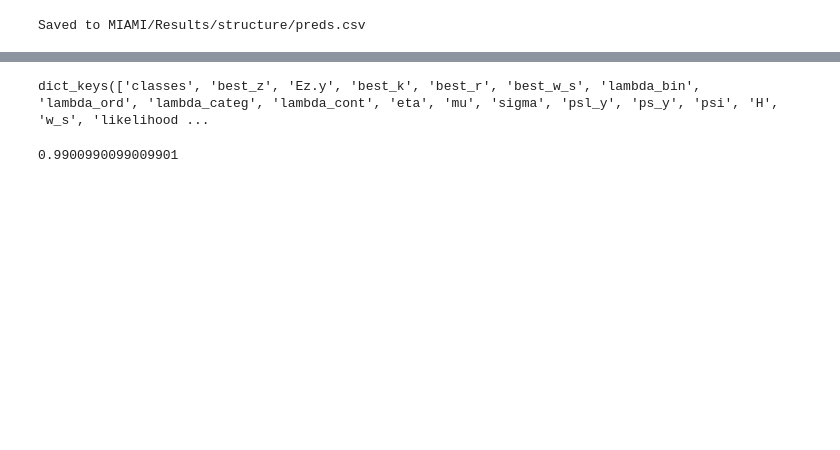
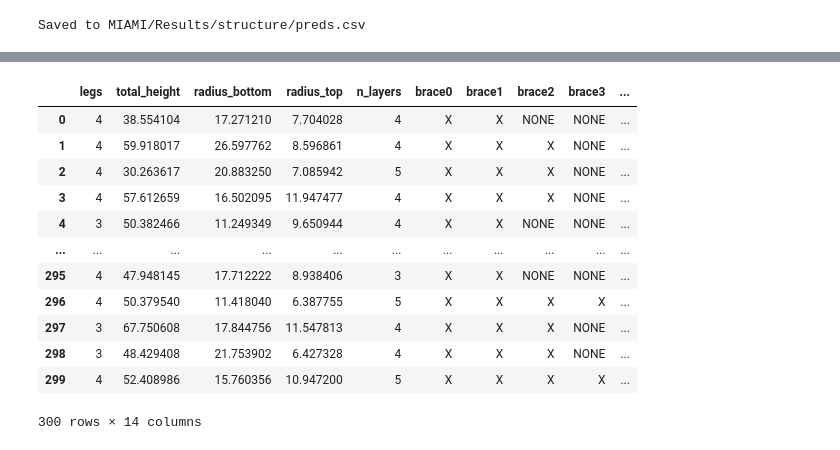
Before and after one commit to Panagiotou/M1DGMM, a Jupyter notebook: MIAMI_test_on_structures.ipynb, the cells around one changed output, grey strips where cells are left out. Drawn from its saved outputs; the diff is of its cells as text; code cells hidden in the pictures; blank space fills up the shorter version.

Commit message:
sampling post-processing

```diff
--- a/MIAMI_test_on_structures.ipynb
+++ b/MIAMI_test_on_structures.ipynb
@@ -212,8 +212,9 @@ for colname, dtype, unique in zip(train.columns, train.dtypes, train.nunique()):
         train.drop(colname, axis=1, inplace=True)
         continue
 
-    if dtype==int or dtype == "object" and unique==2:
+    if (dtype==int or dtype == "object") and unique==2:
         #bool
+
         var_distrib.append('bernoulli')
         if colname in BERNOULLI:
             var_transform_only.append('bernoulli')
@@ -226,6 +227,7 @@ for colname, dtype, unique in zip(train.columns, train.dtypes, train.nunique()):
         le_dict[colname] = deepcopy(le)
     elif dtype==int and unique > 2:
         # ordinal
+
         var_distrib.append('ordinal')
         var_transform_only.append('ordinal')
 
@@ -247,11 +249,8 @@ for colname, dtype, unique in zip(train.columns, train.dtypes, train.nunique()):
 
 
 var_distrib = np.array(var_distrib)
-# Initialize the MinMaxScaler
-scaler = MinMaxScaler()
-float_cols = train.select_dtypes(include=['float']).columns
-# Normalize the continuous features
-train.loc[:, float_cols] = scaler.fit_transform(train.loc[:, float_cols])
+
+
 
 nj, nj_bin, nj_ord, nj_categ = compute_nj(train, var_distrib)
 
@@ -262,7 +261,7 @@ p = train.shape[1]
 # Feature category (cf)
 dtype = {train.columns[j]: dtypes_dict[var_transform_only[j]] for j in range(p)}
 
-train = train.astype(dtype, copy=True)
+train_famd = train.astype(dtype, copy=True)
 numobs = len(train)
 
 authorized_ranges = np.expand_dims(np.stack([[-np.inf,np.inf] for var in var_distrib]).T, 1)
@@ -327,14 +318,14 @@ init_seed = 2
 eps = 1E-05
 it = 50
 maxstep = 100
-nb_pobs = 100
+nb_pobs = 300
 
 #*****************************************************************
 # Run MIAMI
 #*****************************************************************
 
 print("Initialize dimensionality reduction")
-init, transformed_famd_data  = dim_reduce_init(train, n_clusters, k, r, nj, var_distrib, seed = 2023,\
+init, transformed_famd_data  = dim_reduce_init(train_famd, n_clusters, k, r, nj, var_distrib, seed = 2023,\
                                 use_famd=True)
 
 print("Computing distance matrix")
@@ -385,4 +383,6 @@ MIAMI has kept one observation over 1 observations generated
 # %%
+import re
+
 #================================================================
 # Inverse transform the datasets
 #================================================================
@@ -391,7 +391,28 @@ for j, colname in enumerate(train.columns):
     if colname in le_dict.keys():
         pred_trans[colname] = le_dict[colname].inverse_transform(pred[colname].astype(int))
 
-pred_trans.loc[:, var_distrib == 'continuous'] = pred_trans.loc[:, var_distrib == 'continuous'].round(0)
+pred_post = pred_trans.copy()
+layer_height_cols = pred_post.filter(like='layer_height').columns.tolist()
+
+# Define a function to apply to each row
+def replace_layer_height(row):
+    # Find the first index of NONE in braces
+    none_index = row[['brace0', 'brace1', 'brace2', 'brace3', 'brace4']].eq('NONE').idxmax(axis=0)
+
+    last_digit = int(re.findall(r'\d+', none_index)[-1])
+
+    # Get the number of layers from the n_layers column
+    n_layers = row['n_layers']
+    # Set the layer_height columns to 1.0 for all rows after the nth row
+    row['layer_height{}'.format(last_digit-1):] = 1.0
+
+    # Return the modified row
+    return row
+
+# Apply the function to each row of the DataFrame
+pred_post = pred_post.apply(replace_layer_height, axis=1)
+
+
 
 print("Saved to", res_folder + 'preds.csv')
 # Store the predictions
@@ -418,8 +422,0 @@ pred
-# %%
-print(out.keys())
-# %% [output]
-dict_keys(['classes', 'best_z', 'Ez.y', 'best_k', 'best_r', 'best_w_s', 'lambda_bin', 'lambda_ord', 'lambda_categ', 'lambda_cont', 'eta', 'mu', 'sigma', 'psl_y', 'ps_y', 'psi', 'H', 'w_s', 'likelihood ...
-# %%
-print(acceptance_rate)
-# %% [output]
-0.9900990099009901
@@ -444,0 +423,16 @@ print(acceptance_rate)
+# %%
+pred_post
+# %% [output]
+|  | legs | total_height | radius_bottom | radius_top | n_layers | brace0 | brace1 | brace2 | brace3 | ... |
+| 0 | 4 | 38.554104 | 17.271210 | 7.704028 | 4 | X | X | NONE | NONE | ... |
+| 1 | 4 | 59.918017 | 26.597762 | 8.596861 | 4 | X | X | X | NONE | ... |
+| 2 | 4 | 30.263617 | 20.883250 | 7.085942 | 5 | X | X | X | NONE | ... |
+| 3 | 4 | 57.612659 | 16.502095 | 11.947477 | 4 | X | X | X | NONE | ... |
+| 4 | 3 | 50.382466 | 11.249349 | 9.650944 | 4 | X | X | NONE | NONE | ... |
+| ... | ... | ... | ... | ... | ... | ... | ... | ... | ... | ... |
+| 295 | 4 | 47.948145 | 17.712222 | 8.938406 | 3 | X | X | NONE | NONE | ... |
+| 296 | 4 | 50.379540 | 11.418040 | 6.387755 | 5 | X | X | X | X | ... |
+| 297 | 3 | 67.750608 | 17.844756 | 11.547813 | 4 | X | X | X | NONE | ... |
+| 298 | 3 | 48.429408 | 21.753902 | 6.427328 | 4 | X | X | X | NONE | ... |
+| 299 | 4 | 52.408986 | 15.760356 | 10.947200 | 5 | X | X | X | X | ... |
+300 rows × 14 columns
```
Also changed, not shown: parts of 17 cells of this notebook, 1 other file.
